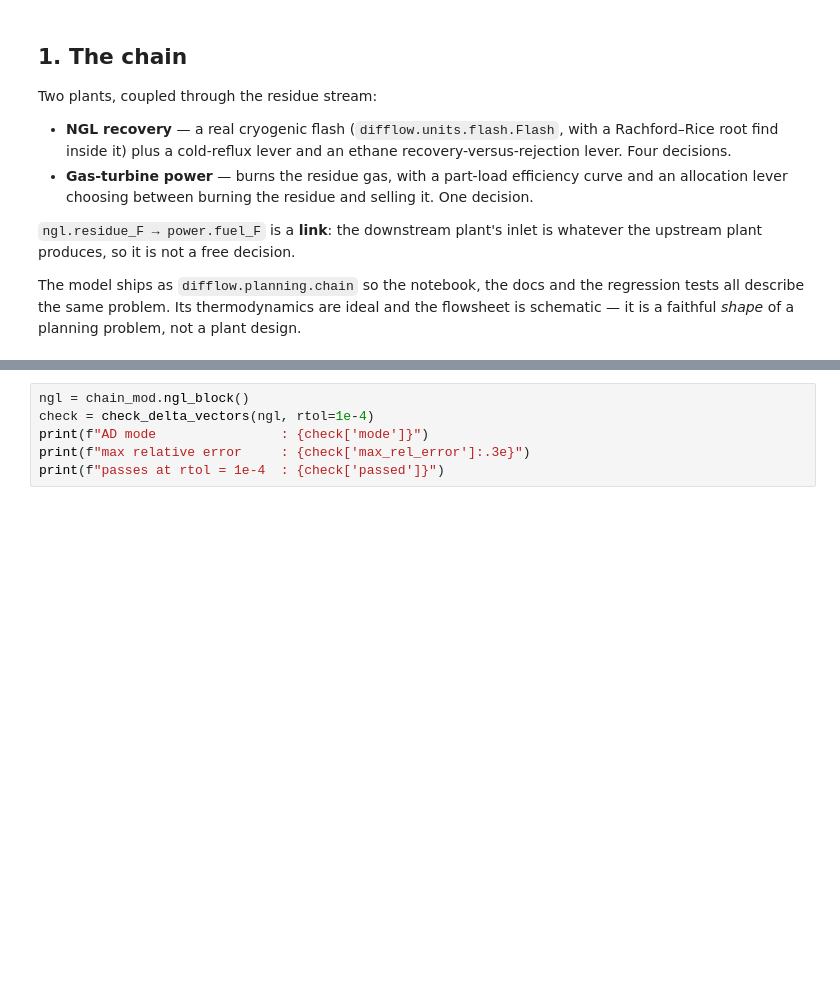
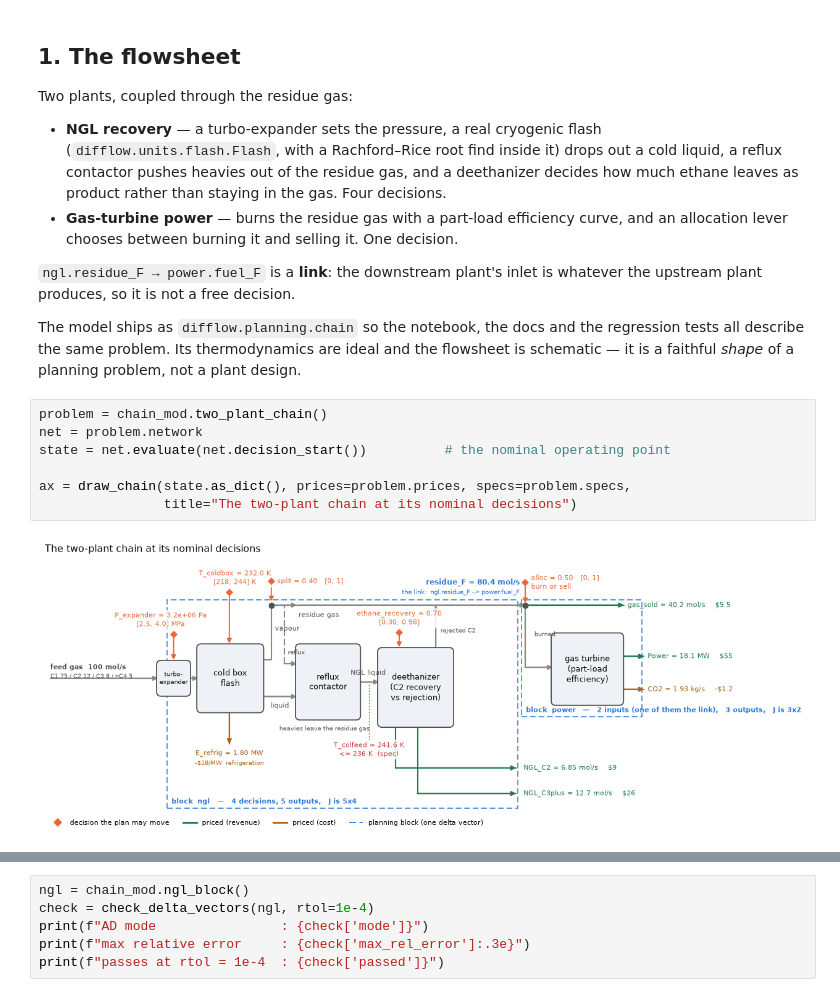
Before and after one commit to jkitchin/differentiable-flowsheets, a Jupyter notebook: examples/30_delta_base_planning.ipynb, the cells around one changed output, grey strips where cells are left out. Cells and saved outputs as stored; diff of their text form; blank space fills up the shorter version.

```diff
--- a/examples/30_delta_base_planning.ipynb
+++ b/examples/30_delta_base_planning.ipynb
@@ -46,13 +60,14 @@ plt.rcParams.update({"figure.figsize": (7.0, 4.0), "figure.dpi": 110})
 # %% [markdown]
-## 1. The chain
+## 1. The flowsheet
 
-Two plants, coupled through the residue stream:
+Two plants, coupled through the residue gas:
 
-* **NGL recovery** — a real cryogenic flash (`difflow.units.flash.Flash`, with a
-  Rachford–Rice root find inside it) plus a cold-reflux lever and an ethane
-  recovery-versus-rejection lever. Four decisions.
-* **Gas-turbine power** — burns the residue gas, with a part-load efficiency curve and an
-  allocation lever choosing between burning the residue and selling it. One decision.
+* **NGL recovery** — a turbo-expander sets the pressure, a real cryogenic flash
+  (`difflow.units.flash.Flash`, with a Rachford–Rice root find inside it) drops out a cold
+  liquid, a reflux contactor pushes heavies out of the residue gas, and a deethanizer
+  decides how much ethane leaves as product rather than staying in the gas. Four decisions.
+* **Gas-turbine power** — burns the residue gas with a part-load efficiency curve, and an
+  allocation lever chooses between burning it and selling it. One decision.
 
 `ngl.residue_F → power.fuel_F` is a **link**: the downstream plant's inlet is whatever the
 upstream plant produces, so it is not a free decision.
@@ -60,3 +75,12 @@ upstream plant produces, so it is not a free decision.
 The model ships as `difflow.planning.chain` so the notebook, the docs and the regression
 tests all describe the same problem. Its thermodynamics are ideal and the flowsheet is
 schematic — it is a faithful *shape* of a planning problem, not a plant design.
+# %%
+problem = chain_mod.two_plant_chain()
+net = problem.network
+state = net.evaluate(net.decision_start())          # the nominal operating point
+
+ax = draw_chain(state.as_dict(), prices=problem.prices, specs=problem.specs,
+                title="The two-plant chain at its nominal decisions")
+# %% [output]
+[figure, added]
```
Also changed, not shown: parts of 46 cells of this notebook, 11 other files.
